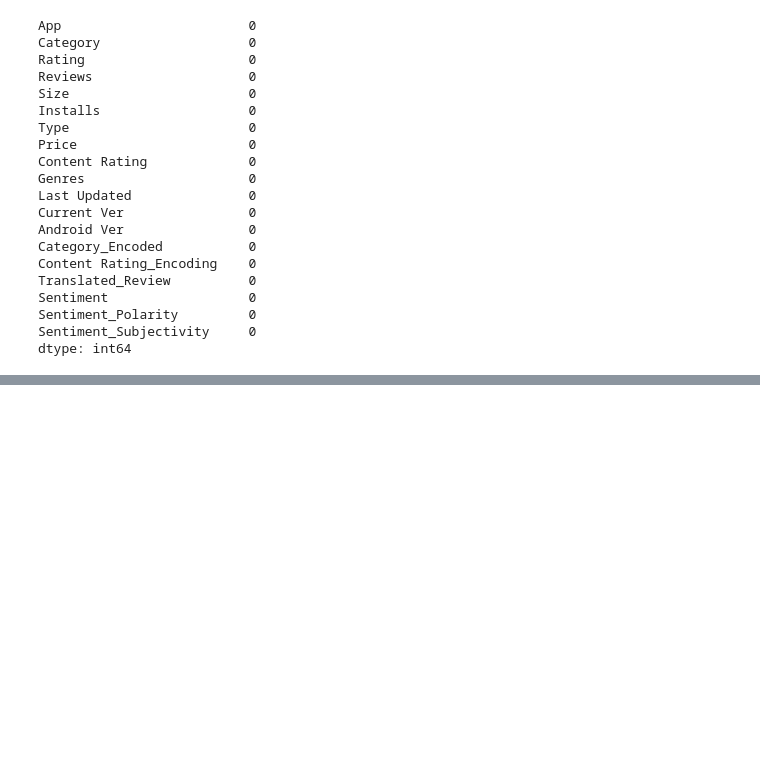
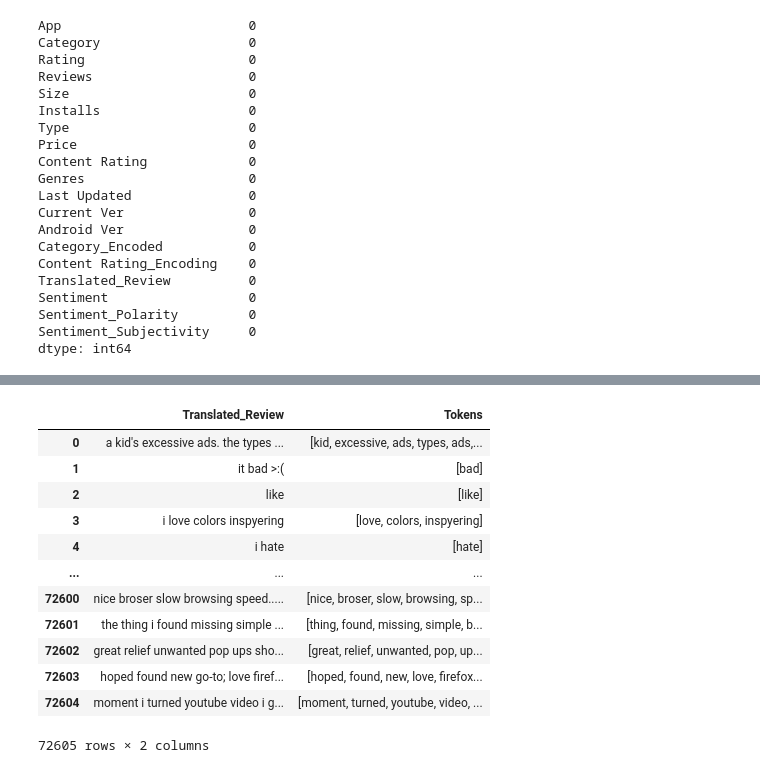
Before and after one commit to hixmatiar/google_play_store_analysis, a Jupyter notebook: main.ipynb, the cells around one changed output, grey strips where cells are left out. Cells and saved outputs as stored; diff of their text form; code cells hidden in the pictures; blank space fills up the shorter version.

```diff
--- a/main.ipynb
+++ b/main.ipynb
@@ -352,0 +387,24 @@ dtype: int64
+# %%
+data['Translated_Review'] = data['Translated_Review'].astype(str).str.lower()
+stop_words = set(stopwords.words('english'))
+
+def tokenize_and_filter(text):
+    tokens = word_tokenize(text)
+    return [word for word in tokens if word.isalnum() and word not in stop_words]
+
+data['Tokens'] = data['Translated_Review'].apply(tokenize_and_filter)
+data[['Translated_Review', 'Tokens']]
+# %% [output]
+|  | Translated_Review | Tokens |
+| 0 | a kid's excessive ads. the types ... | [kid, excessive, ads, types, ads,... |
+| 1 | it bad >:( | [bad] |
+| 2 | like | [like] |
+| 3 | i love colors inspyering | [love, colors, inspyering] |
+| 4 | i hate | [hate] |
+| ... | ... | ... |
+| 72600 | nice broser slow browsing speed..... | [nice, broser, slow, browsing, sp... |
+| 72601 | the thing i found missing simple ... | [thing, found, missing, simple, b... |
+| 72602 | great relief unwanted pop ups sho... | [great, relief, unwanted, pop, up... |
+| 72603 | hoped found new go-to; love firef... | [hoped, found, new, love, firefox... |
+| 72604 | moment i turned youtube video i g... | [moment, turned, youtube, video, ... |
+72605 rows × 2 columns
```
Also changed, not shown: parts of 9 cells of this notebook.
